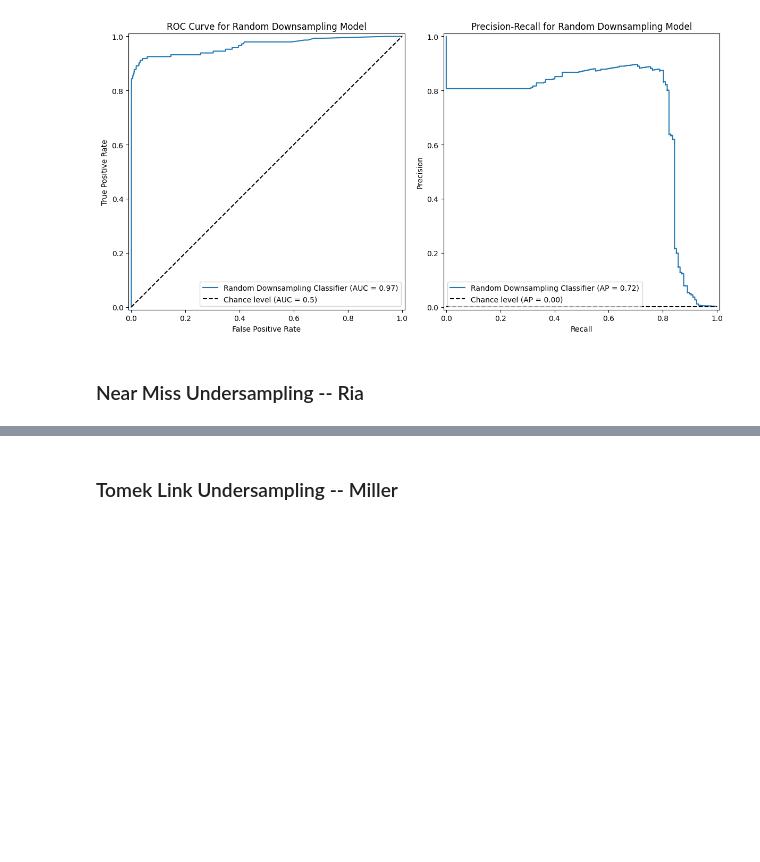
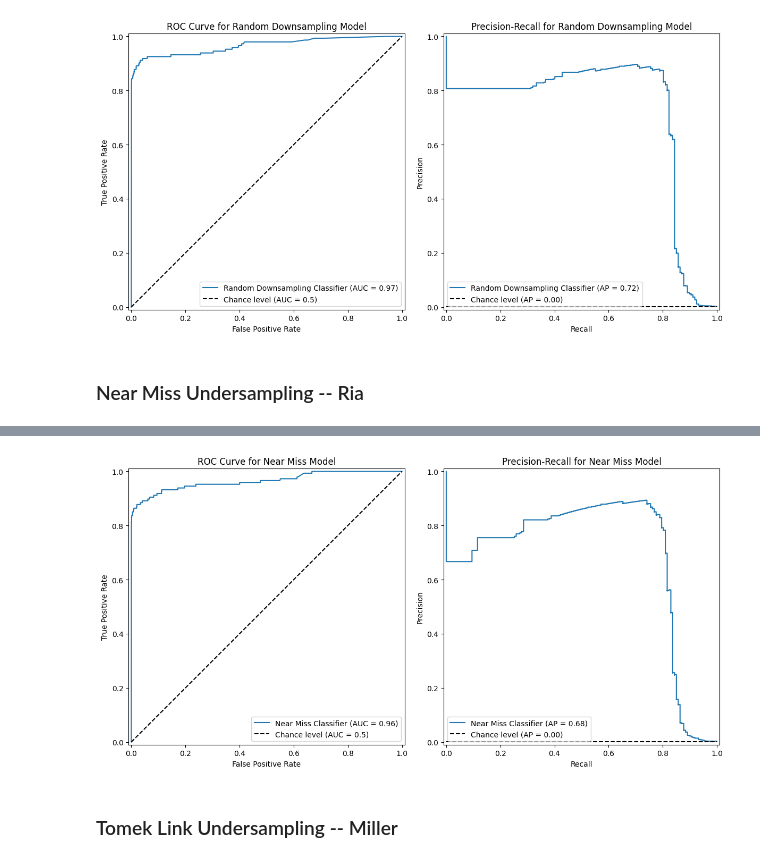
Before and after one commit to canoepus/think, a Jupyter notebook: downsampling-tutorial.ipynb, the cells around one changed output, grey strips where cells are left out. Cells and saved outputs as stored; diff of their text form; code cells hidden in the pictures; blank space fills up the shorter version.

Commit message:
Update with Near Miss outputs

```diff
--- a/downsampling-tutorial.ipynb
+++ b/downsampling-tutorial.ipynb
@@ -240,0 +190,4 @@ nm_output = nm_model.predict_proba(X_val)
+# %%
+# create a new model, using the same train-test split, for Near Miss
+near_miss = NearMiss()
+X_train_nm, Y_train_nm = near_miss.fit_resample(X_train, Y_train)
@@ -241,2 +219,48 @@ nm_output = nm_model.predict_proba(X_val)
+# %%
+nm_model = RandomForestClassifier(n_estimators=29, max_depth=3, random_state=0)
+nm_model.fit(X_train_nm, Y_train_nm)
+nm_output = nm_model.predict_proba(X_test)
+y_class1_pred_prob_nm = nm_output[:, 1]
+# %%
+# Get metrics: False Positive Rate, True Positive Rate, Precision, and Recall
+nm_model_fpr, nm_model_tpr, _ = metrics.roc_curve(Y_test, y_class1_pred_prob_nm, pos_label=1)
+nm_model_roc_auc = metrics.auc(nm_model_fpr, nm_model_tpr)
+nm_model_precision, nm_model_recall, _ = metrics.precision_recall_curve(Y_test, y_class1_pred_prob_nm)
+nm_model_pr_auc = metrics.auc(nm_model_recall, nm_model_precision)
+
+# Create subplots
+fig, axes = plt.subplots(1, 2, figsize=(12, 6))
+
+# Plot the ROC Curve
+metrics.RocCurveDisplay.from_predictions(
+    Y_test,
+    y_class1_pred_prob_nm,
+    pos_label=1,
+    name='Near Miss Classifier',
+    plot_chance_level=True,
+    ax=axes[0]
+)
+axes[0].set_title("ROC Curve for Near Miss Model")
+axes[0].set_xlabel("False Positive Rate")
+axes[0].set_ylabel("True Positive Rate")
+
+# Plot the Precision-Recall curve
+metrics.PrecisionRecallDisplay.from_predictions(
+    Y_test,
+    y_class1_pred_prob_nm,
+    pos_label = 1,
+    name = "Near Miss Classifier",
+    plot_chance_level=True,
+    ax=axes[1]
+)
+axes[1].set_title("Precision-Recall for Near Miss Model")
+axes[1].set_xlabel("Recall")
+axes[1].set_ylabel("Precision")
+
+# Adjust layout and display
+plt.tight_layout()
+plt.show()
+# %% [output]
+[figure, added]
 # %% [markdown]
 ### Tomek Link Undersampling -- Miller
```
Also changed, not shown: parts of 7 cells of this notebook.
